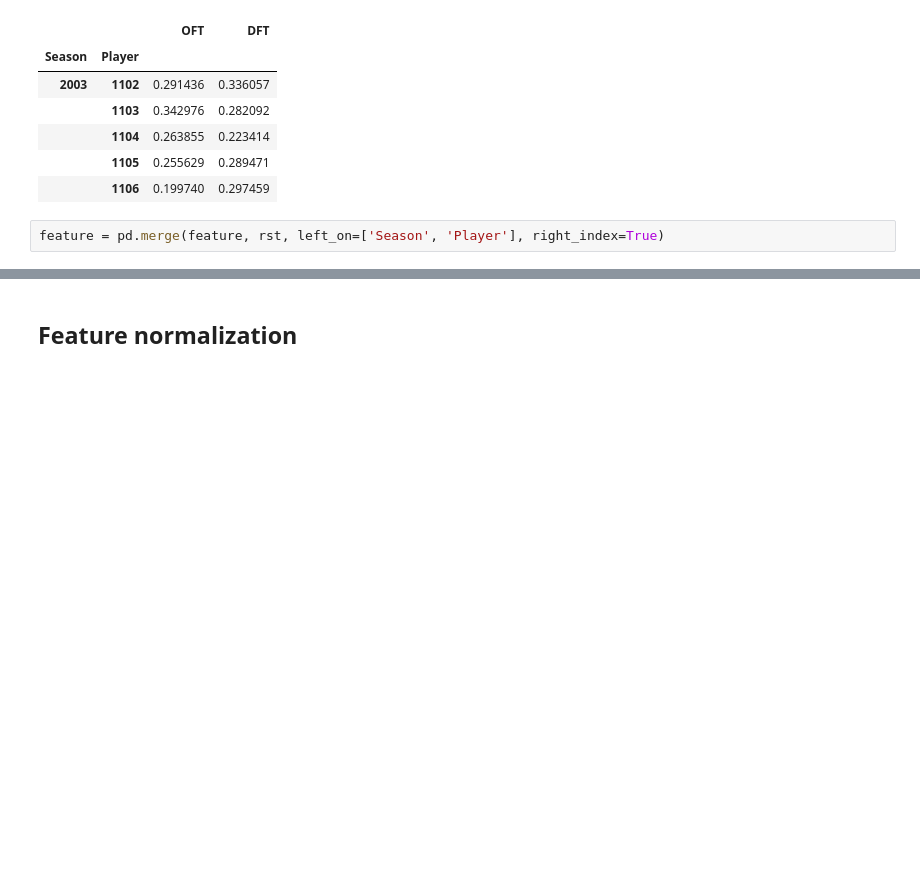
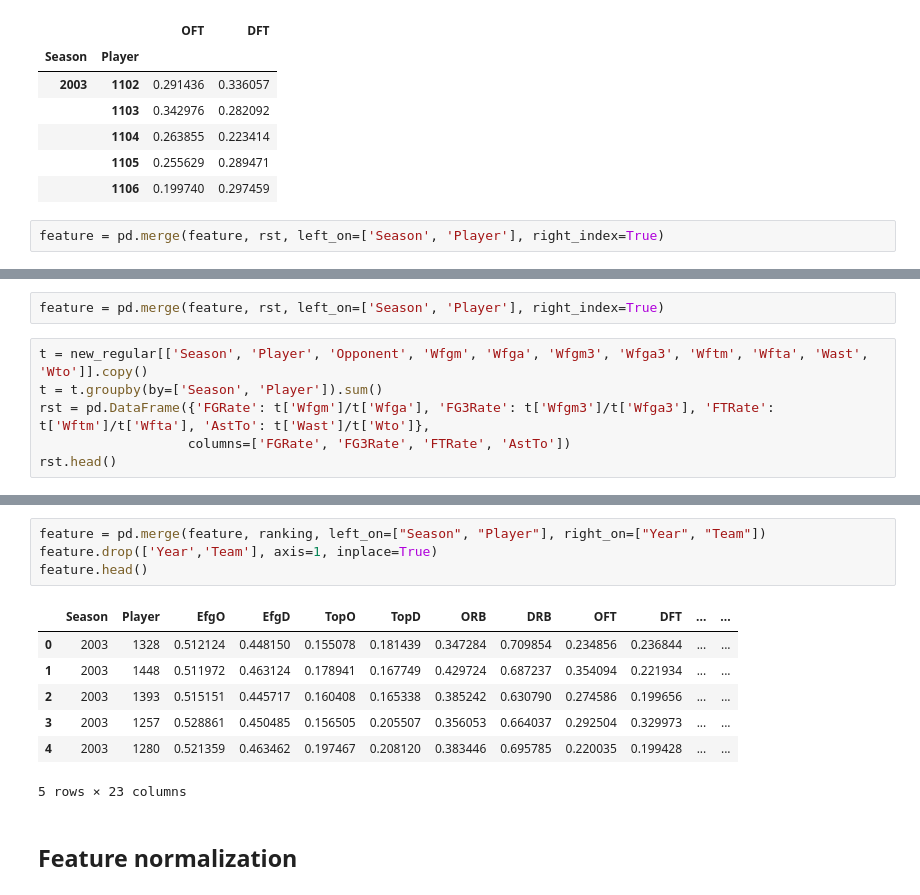
Before and after one commit to wattlebird/KaggleMarchMania2017, a Jupyter notebook: Main2.ipynb, the cells around one changed output, grey strips where cells are left out. Saved outputs shown, nothing was run; the diff lists cells and outputs as text; blank space fills up the shorter version.

```diff
--- a/Main2.ipynb
+++ b/Main2.ipynb
@@ -175,0 +197,8 @@ feature = pd.merge(feature, rst, left_on=['Season', 'Player'], right_index=True)
+# %%
+feature = pd.merge(feature, rst, left_on=['Season', 'Player'], right_index=True)
+# %%
+t = new_regular[['Season', 'Player', 'Opponent', 'Wfgm', 'Wfga', 'Wfgm3', 'Wfga3', 'Wftm', 'Wfta', 'Wast', 'Wto']].copy()
+t = t.groupby(by=['Season', 'Player']).sum()
+rst = pd.DataFrame({'FGRate': t['Wfgm']/t['Wfga'], 'FG3Rate': t['Wfgm3']/t['Wfga3'], 'FTRate': t['Wftm']/t['Wfta'], 'AstTo': t['Wast']/t['Wto']},
+                   columns=['FGRate', 'FG3Rate', 'FTRate', 'AstTo'])
+rst.head()
@@ -185,3 +303,15 @@ feature.head()
+# %%
+feature = pd.merge(feature, ranking, left_on=["Season", "Player"], right_on=["Year", "Team"])
+feature.drop(['Year','Team'], axis=1, inplace=True)
+feature.head()
+# %% [output]
+|  | Season | Player | EfgO | EfgD | TopO | TopD | ORB | DRB | OFT | DFT | ... | ... |
+| 0 | 2003 | 1328 | 0.512124 | 0.448150 | 0.155078 | 0.181439 | 0.347284 | 0.709854 | 0.234856 | 0.236844 | ... | ... |
+| 1 | 2003 | 1448 | 0.511972 | 0.463124 | 0.178941 | 0.167749 | 0.429724 | 0.687237 | 0.354094 | 0.221934 | ... | ... |
+| 2 | 2003 | 1393 | 0.515151 | 0.445717 | 0.160408 | 0.165338 | 0.385242 | 0.630790 | 0.274586 | 0.199656 | ... | ... |
+| 3 | 2003 | 1257 | 0.528861 | 0.450485 | 0.156505 | 0.205507 | 0.356053 | 0.664037 | 0.292504 | 0.329973 | ... | ... |
+| 4 | 2003 | 1280 | 0.521359 | 0.463462 | 0.197467 | 0.208120 | 0.383446 | 0.695785 | 0.220035 | 0.199428 | ... | ... |
+5 rows × 23 columns
 # %% [markdown]
 ## Feature normalization
 # %%
```
Also changed, not shown: parts of 35 cells of this notebook.
